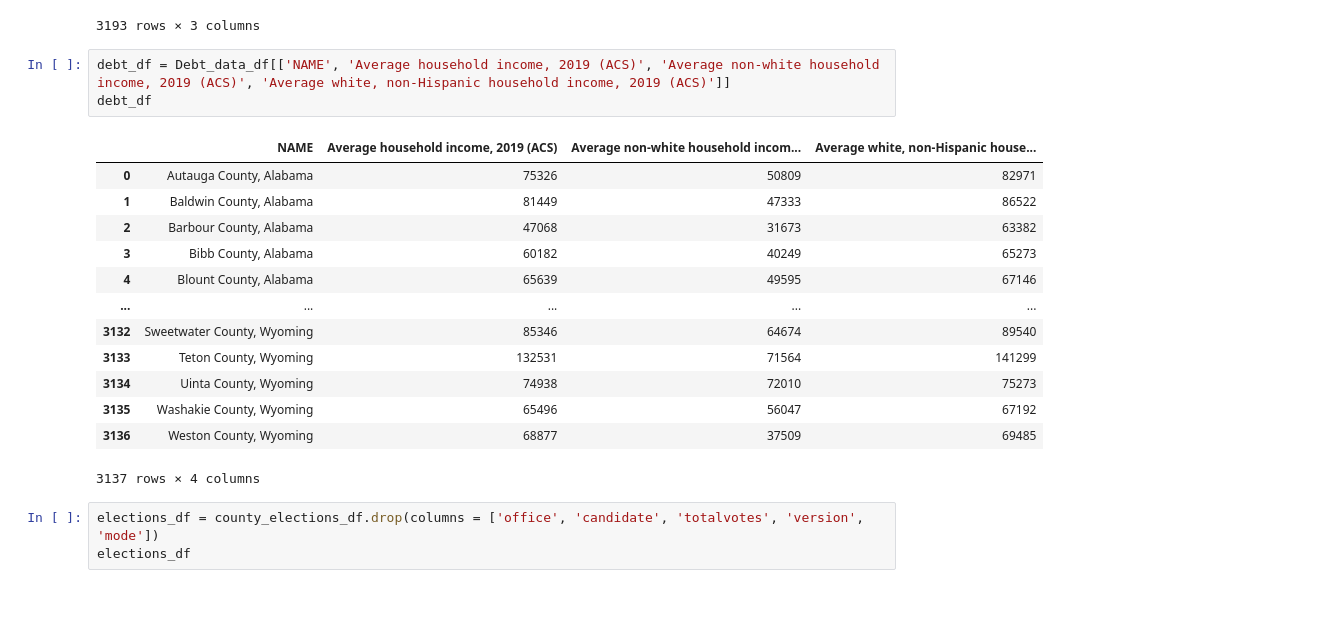
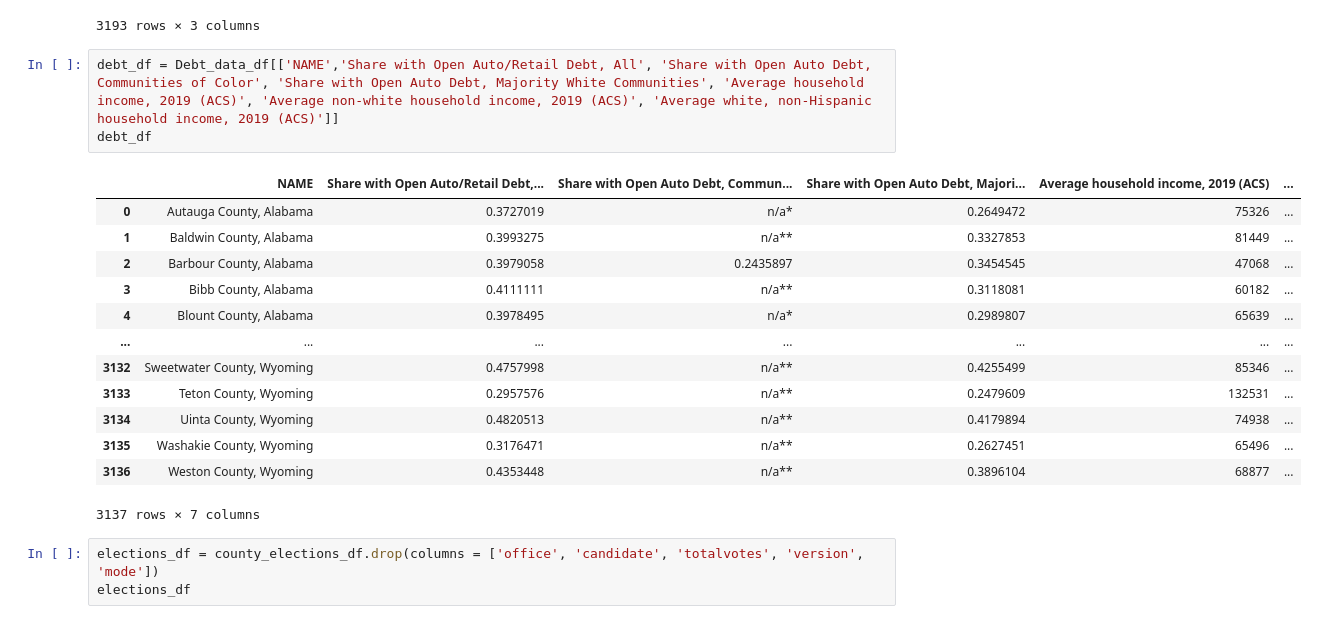
Before and after one commit to SamuelAlvarezmx/Final_project, a Jupyter notebook: Untitled.ipynb, the cells around one changed output. Cells and saved outputs as stored; diff of their text form.

```diff
--- a/Untitled.ipynb
+++ b/Untitled.ipynb
@@ -149,22 +149,22 @@ population_df
 | 3192 | Weston County | 6927 | 18 |
 3193 rows × 3 columns
 # %%
-debt_df = Debt_data_df[['NAME', 'Average household income, 2019 (ACS)', 'Average non-white household income, 2019 (ACS)', 'Average white, non-Hispanic household income, 2019 (ACS)']]
+debt_df = Debt_data_df[['NAME','Share with Open Auto/Retail Debt, All', 'Share with Open Auto Debt, Communities of Color', 'Share with Open Auto Debt, Majority White Communities', 'Average household income, 2019 (ACS)', 'Average non-white household income, 2019 (ACS)', 'Average white, non-Hispanic household income, 2019 (ACS)']]
 debt_df
 # %% [output]
-|  | NAME | Average household income, 2019 (ACS) | Average non-white household incom... | Average white, non-Hispanic house... |
-| 0 | Autauga County, Alabama | 75326 | 50809 | 82971 |
-| 1 | Baldwin County, Alabama | 81449 | 47333 | 86522 |
-| 2 | Barbour County, Alabama | 47068 | 31673 | 63382 |
-| 3 | Bibb County, Alabama | 60182 | 40249 | 65273 |
-| 4 | Blount County, Alabama | 65639 | 49595 | 67146 |
-| ... | ... | ... | ... | ... |
-| 3132 | Sweetwater County, Wyoming | 85346 | 64674 | 89540 |
-| 3133 | Teton County, Wyoming | 132531 | 71564 | 141299 |
-| 3134 | Uinta County, Wyoming | 74938 | 72010 | 75273 |
-| 3135 | Washakie County, Wyoming | 65496 | 56047 | 67192 |
-| 3136 | Weston County, Wyoming | 68877 | 37509 | 69485 |
+|  | NAME | Share with Open Auto/Retail Debt,... | Share with Open Auto Debt, Commun... | Share with Open Auto Debt, Majori... | Average household income, 2019 (ACS) | ... |
+| 0 | Autauga County, Alabama | 0.3727019 | n/a* | 0.2649472 | 75326 | ... |
+| 1 | Baldwin County, Alabama | 0.3993275 | n/a** | 0.3327853 | 81449 | ... |
+| 2 | Barbour County, Alabama | 0.3979058 | 0.2435897 | 0.3454545 | 47068 | ... |
+| 3 | Bibb County, Alabama | 0.4111111 | n/a** | 0.3118081 | 60182 | ... |
+| 4 | Blount County, Alabama | 0.3978495 | n/a* | 0.2989807 | 65639 | ... |
+| ... | ... | ... | ... | ... | ... | ... |
+| 3132 | Sweetwater County, Wyoming | 0.4757998 | n/a** | 0.4255499 | 85346 | ... |
+| 3133 | Teton County, Wyoming | 0.2957576 | n/a** | 0.2479609 | 132531 | ... |
+| 3134 | Uinta County, Wyoming | 0.4820513 | n/a** | 0.4179894 | 74938 | ... |
+| 3135 | Washakie County, Wyoming | 0.3176471 | n/a** | 0.2627451 | 65496 | ... |
+| 3136 | Weston County, Wyoming | 0.4353448 | n/a** | 0.3896104 | 68877 | ... |
-3137 rows × 4 columns
+3137 rows × 7 columns
 # %%
 elections_df = county_elections_df.drop(columns = ['office', 'candidate', 'totalvotes', 'version', 'mode'])
 elections_df
```
Also changed, not shown: parts of 12 cells of this notebook.
